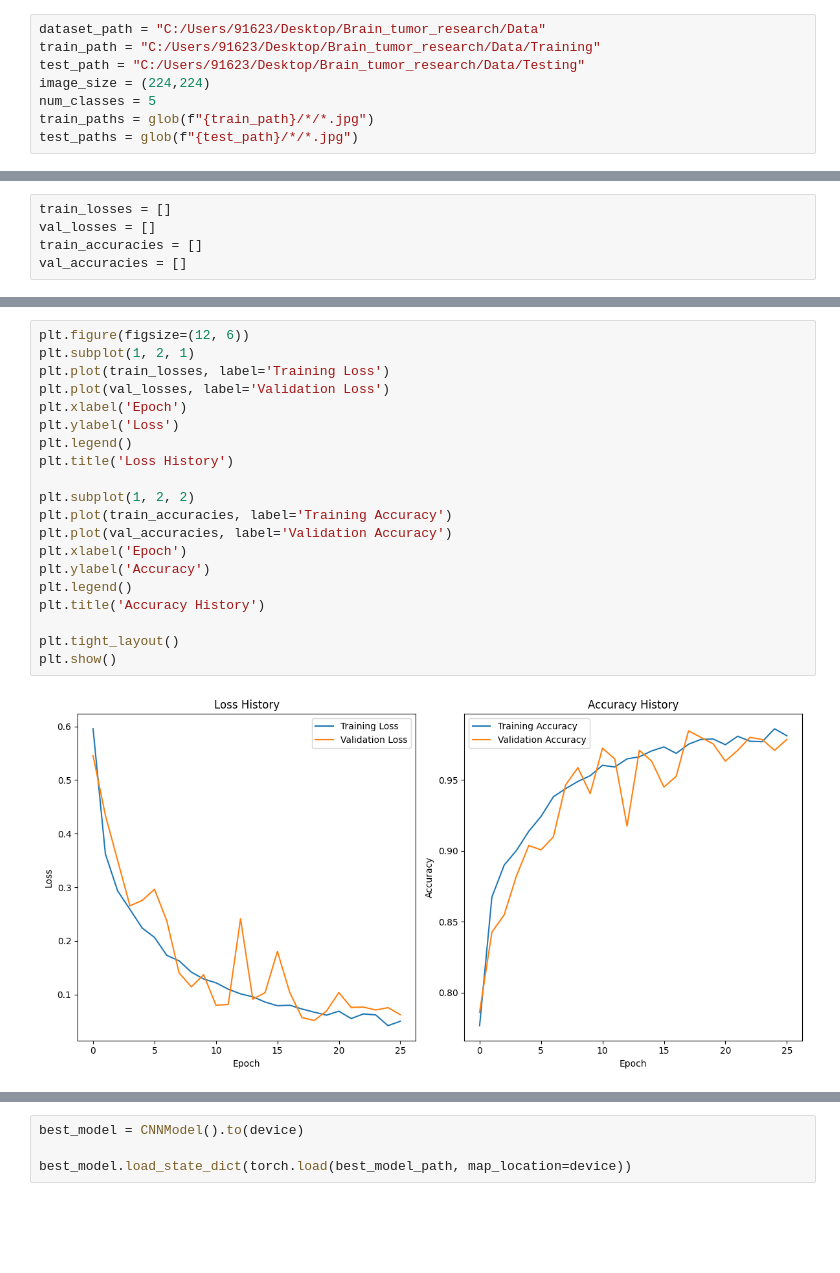
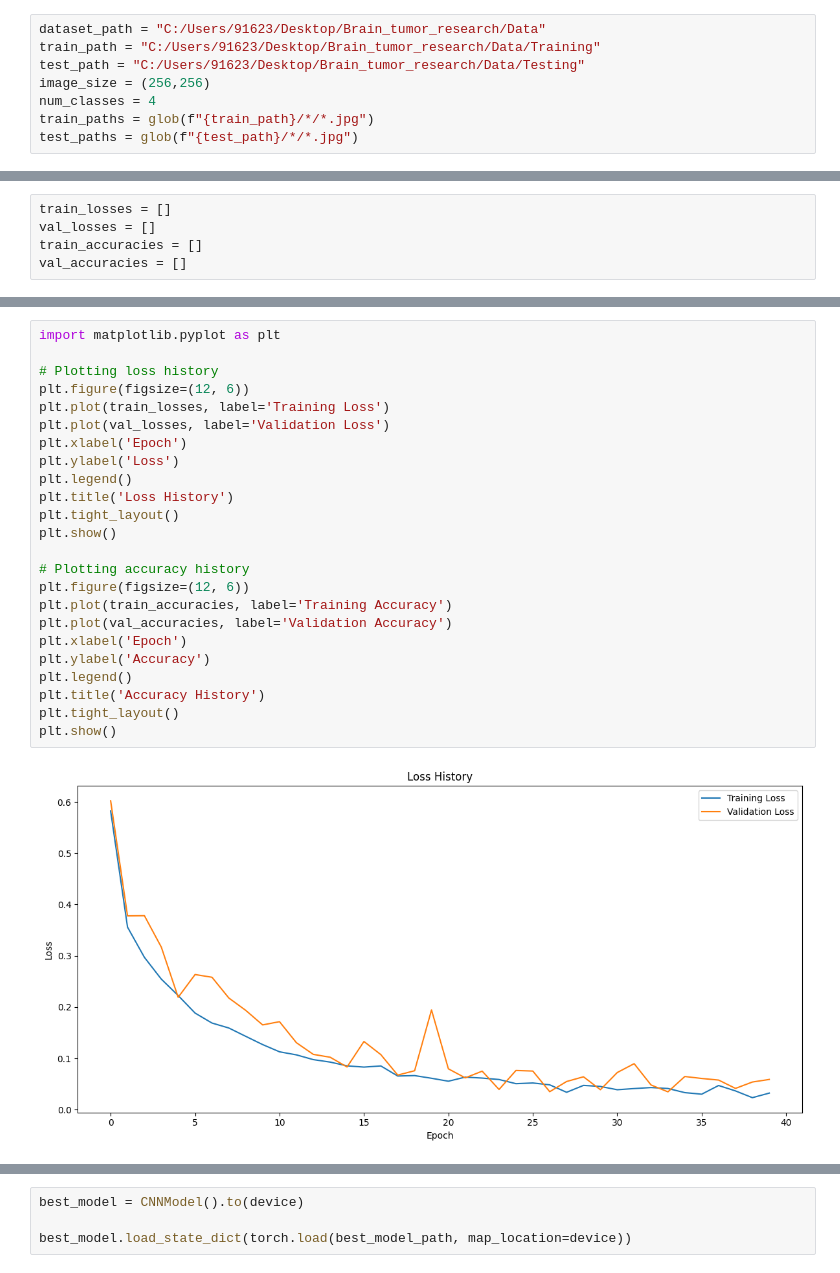
Before and after one commit to kashishthakur26/Brain_tumor_research, a Jupyter notebook: Cnn_torch.ipynb, the cells around one changed output, grey strips where cells are left out. Cells and saved outputs as stored; diff of their text form; blank space fills up the shorter version.

```diff
--- a/Cnn_torch.ipynb
+++ b/Cnn_torch.ipynb
@@ -35,8 +35,8 @@ from sklearn.metrics import ConfusionMatrixDisplay, accuracy_score, confusion_ma
 dataset_path = "C:/Users/91623/Desktop/Brain_tumor_research/Data"
 train_path = "C:/Users/91623/Desktop/Brain_tumor_research/Data/Training"
 test_path = "C:/Users/91623/Desktop/Brain_tumor_research/Data/Testing"
-image_size = (224,224)
-num_classes = 5
+image_size = (256,256)
+num_classes = 4
 train_paths = glob(f"{train_path}/*/*.jpg")
 test_paths = glob(f"{test_path}/*/*.jpg")
 # %%
@@ -281,22 +282,26 @@ Epoch 26,   Batch 150/179, Loss: 0.0406, Accuracy: 98.65%
 # %%
+import matplotlib.pyplot as plt
+
+# Plotting loss history
 plt.figure(figsize=(12, 6))
-plt.subplot(1, 2, 1)
 plt.plot(train_losses, label='Training Loss')
 plt.plot(val_losses, label='Validation Loss')
 plt.xlabel('Epoch')
 plt.ylabel('Loss')
 plt.legend()
 plt.title('Loss History')
+plt.tight_layout()
+plt.show()
 
-plt.subplot(1, 2, 2)
+# Plotting accuracy history
+plt.figure(figsize=(12, 6))
 plt.plot(train_accuracies, label='Training Accuracy')
 plt.plot(val_accuracies, label='Validation Accuracy')
 plt.xlabel('Epoch')
 plt.ylabel('Accuracy')
 plt.legend()
 plt.title('Accuracy History')
-
 plt.tight_layout()
 plt.show()
 # %% [output]
-[figure, old version]
+[figure, new version]
```
Also changed, not shown: parts of 8 cells of this notebook, 10 other files.
